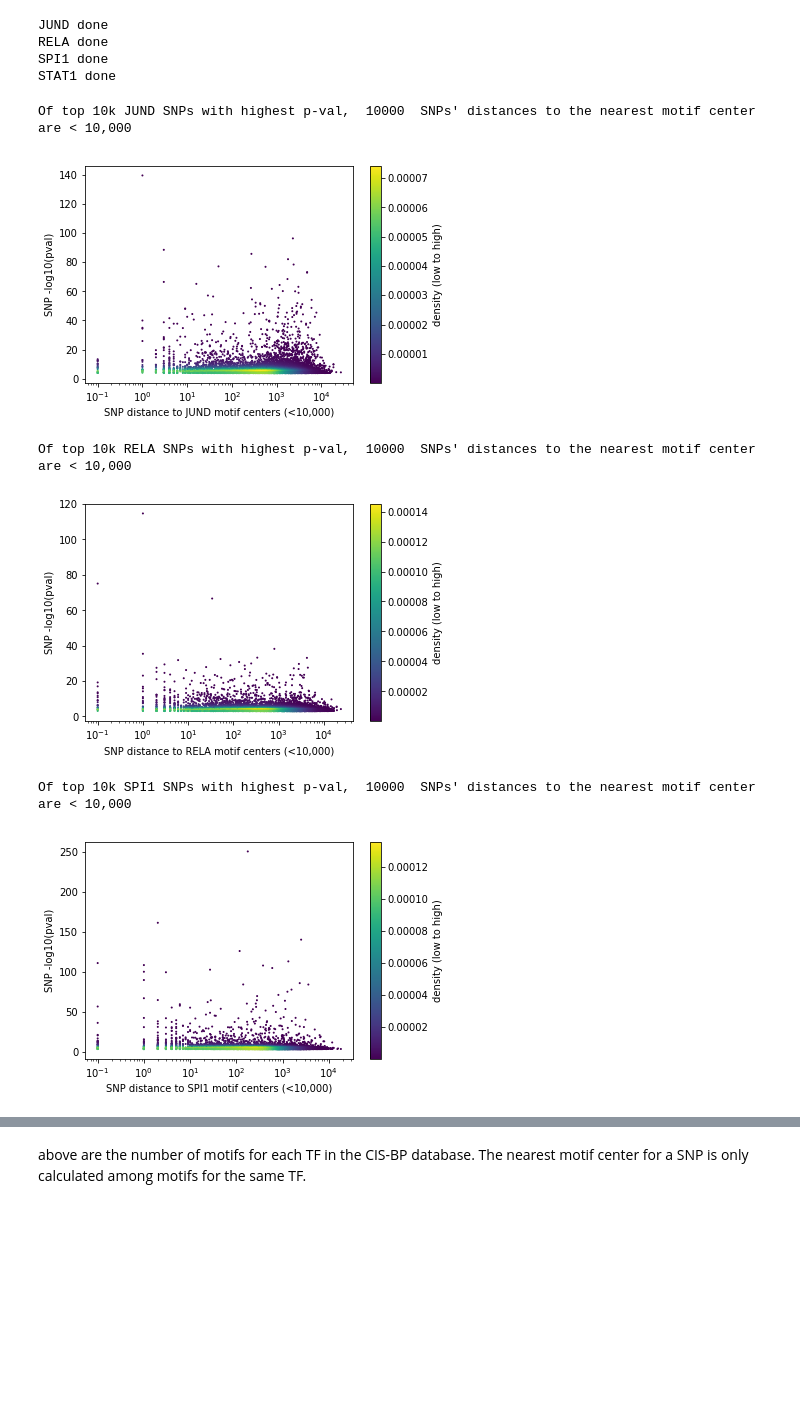
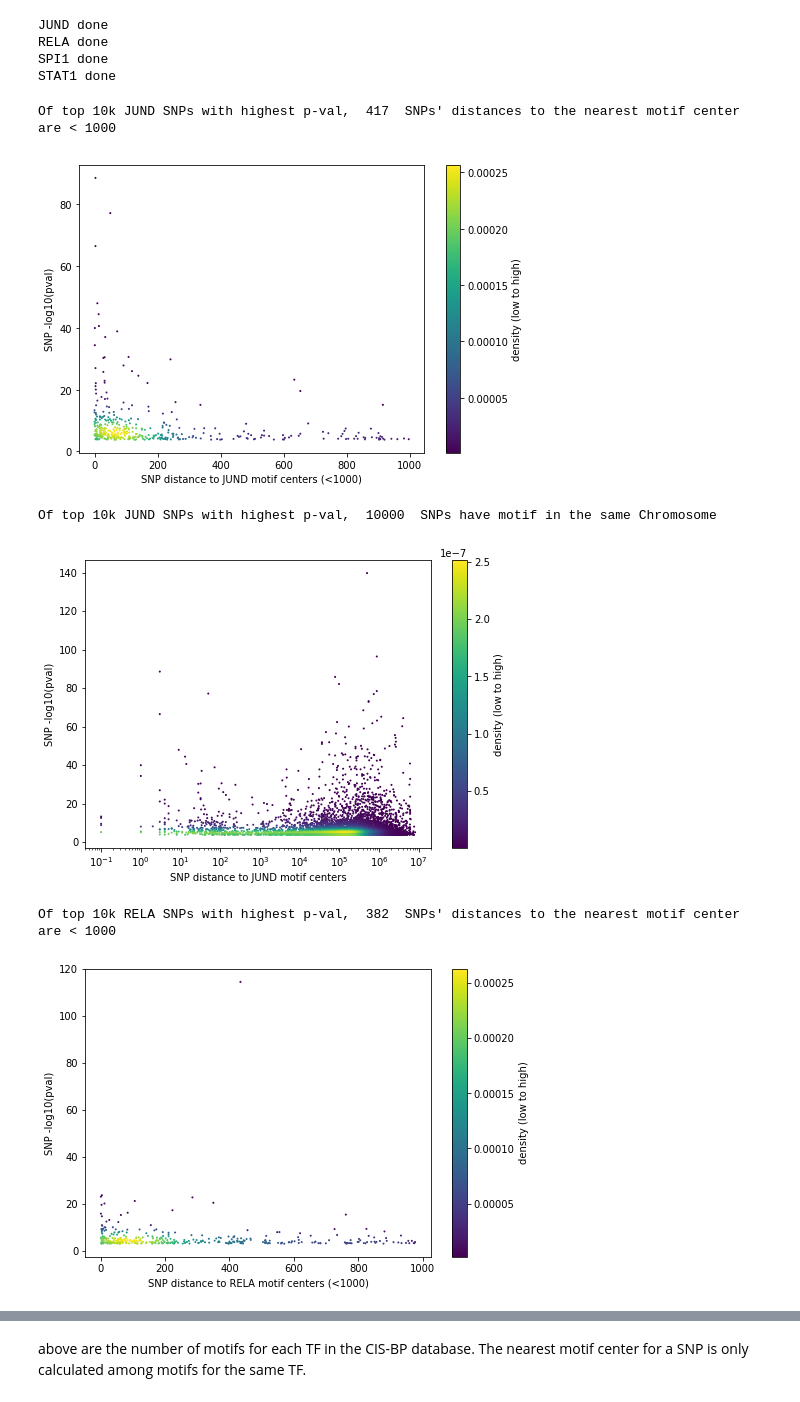
Before and after one commit to kundajelab/tfmodisco_bio_experiments, a Jupyter notebook: results/nandi/CIS-BP/bQTL_motif_by_TF.ipynb, the cells around one changed output, grey strips where cells are left out. Cells and saved outputs as stored; diff of their text form; code cells hidden in the pictures; blank space fills up the shorter version.

```diff
--- a/results/nandi/CIS-BP/bQTL_motif_by_TF.ipynb
+++ b/results/nandi/CIS-BP/bQTL_motif_by_TF.ipynb
@@ -60,7 +60,9 @@ tf_list = [ 'JUND', 'RELA', 'SPI1', 'STAT1']
 tf_dict = OrderedDict()
 
 for tf in tf_list:
-    with open("data/" + tf + "_sort.txt") as in_fh:
+    #with open("data/" + tf + "_sort.txt") as in_fh:
+    with open("under_peaks/" + tf + "_sort.txt") as in_fh:
+
         lines = [ map(int, line.split()) for line in in_fh ]
         tf_dict[tf] = list(zip(*lines)) # transpose
         print(tf + " done")
@@ -142,7 +144,7 @@ for tf in tf_list:
     #print(snp_list[:5])
     #print(len(snp_list))
 
-    '''
+
 
     %matplotlib inline
 
@@ -161,6 +163,8 @@ for tf in tf_list:
     z = gaussian_kde(xy)(xy)
 
     print("Of top 10k "+tf+" SNPs with highest p-val, ", len(snp_dist), " SNPs' distances to the nearest motif center are < 1000")
+    fig = plt.figure()
+    ax = fig.add_axes([1,1,1,1])
     plt.scatter(snp_dist, snp_pval, 1, c=z, alpha=1, marker='o', label=".")
     plt.xlabel("SNP distance to " + tf + " motif centers (<1000)")
     plt.ylabel("SNP -log10(pval)")
@@ -168,9 +172,11 @@ for tf in tf_list:
 
     #plt.legend(loc=2)
     plt.show()
+    fig.savefig(tf+"_cisbp_1k.png", bbox_inches='tight')
 
     # https://stackoverflow.com/questions/20105364/how-can-i-make-a-scatter-plot-colored-by-density-in-matplotlib
 
+    '''
     %matplotlib inline
 
     import matplotlib.pyplot as plt
@@ -198,38 +204,41 @@ for tf in tf_list:
     '''
 
     %matplotlib inline
 
     import matplotlib.pyplot as plt
     import numpy as np
     import matplotlib
     from scipy.stats import gaussian_kde
 
     for item in snp_list:
         if item[0] == 0:
             item[0] = 0.1
     #fig=plt.figure(figsize=(10, 8), dpi= 100)
     snp_dist = [item[0] for item in snp_list]
     snp_pval = [item[1] for item in snp_list]
 
     x=snp_dist
     y=snp_pval
     xy = np.vstack([x,y])
     z = gaussian_kde(xy)(xy)
 
-    print("Of top 10k "+tf+" SNPs with highest p-val, ", len(snp_dist), " SNPs' distances to the nearest motif center are < 10,000")
+    print("Of top 10k "+tf+" SNPs with highest p-val, ", len(snp_dist), " SNPs have motif in the same Chromosome")
+    fig = plt.figure()
+    ax = fig.add_axes([1,1,1,1])
     plt.scatter(snp_dist, snp_pval, 1, c=z, alpha=1, marker='o', label=".")
     plt.xscale('log')
     #plt.yscale('log')
-    plt.xlabel("SNP distance to "+ tf +" motif centers (<10,000)")
+    plt.xlabel("SNP distance to "+ tf +" motif centers")
     plt.ylabel("SNP -log10(pval)")
     plt.colorbar(label='density (low to high)')
 
     #plt.legend(loc=2)
     plt.show()
+    fig.savefig(tf+"_cisbp_log.png", bbox_inches='tight')
 # %% [output]
-Of top 10k JUND SNPs with highest p-val,  10000  SNPs' distances to the nearest motif center are < 10,000
+Of top 10k JUND SNPs with highest p-val,  417  SNPs' distances to the nearest motif center are < 1000
-[figure, old version]
+[figure, new version]
-Of top 10k RELA SNPs with highest p-val,  10000  SNPs' distances to the nearest motif center are < 10,000
+Of top 10k JUND SNPs with highest p-val,  10000  SNPs have motif in the same Chromosome
-[figure, old version]
+[figure, new version]
-Of top 10k SPI1 SNPs with highest p-val,  10000  SNPs' distances to the nearest motif center are < 10,000
+Of top 10k RELA SNPs with highest p-val,  382  SNPs' distances to the nearest motif center are < 1000
-[figure, old version]
+[figure, new version]
```
Also changed, not shown: parts of 2 cells of this notebook, 4 other files.
